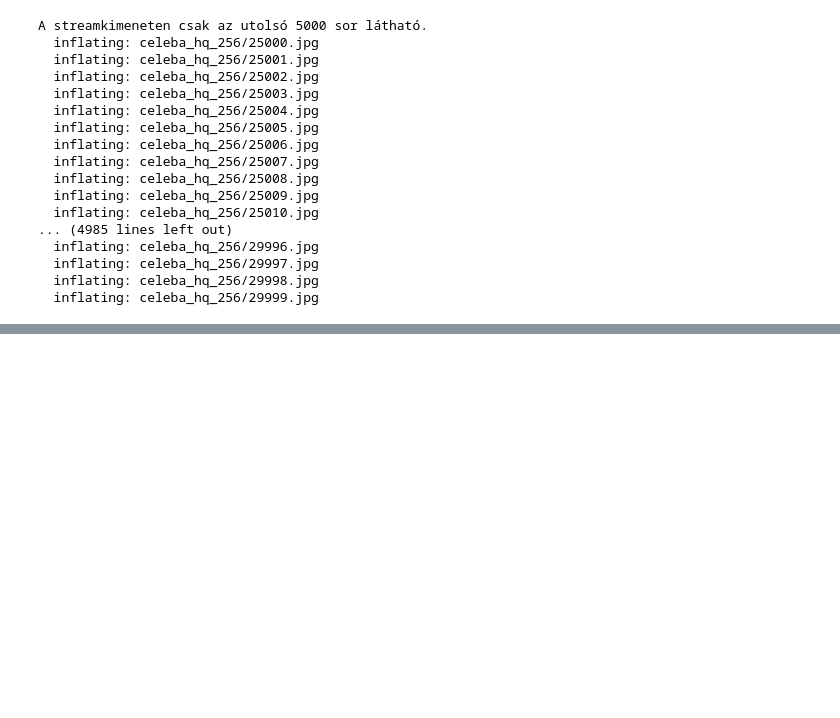
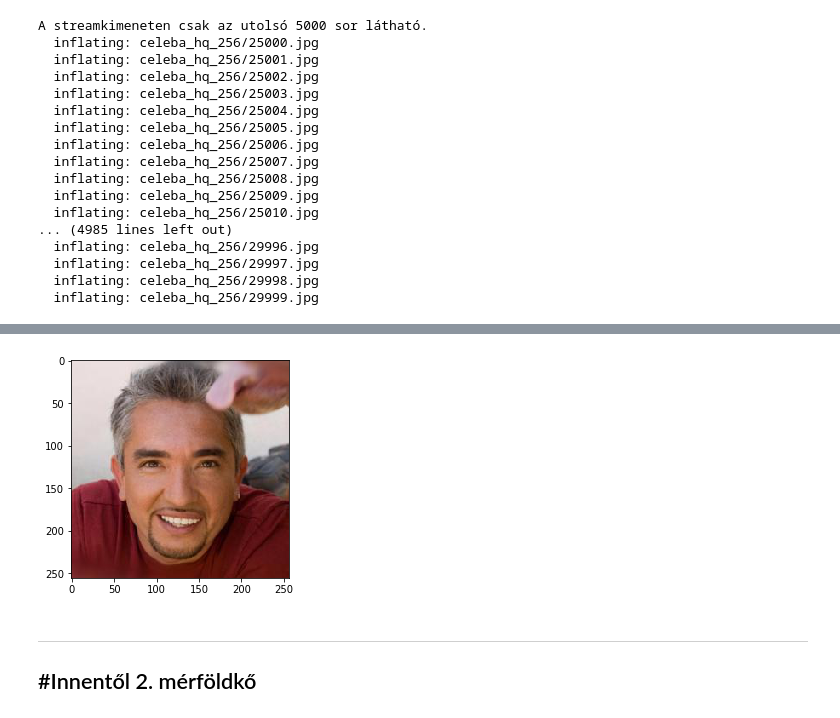
Before and after one commit to cserik/DeepLearningNHF, a Jupyter notebook: DataPreprocessing.ipynb, the cells around one changed output, grey strips where cells are left out. Saved outputs shown, nothing was run; the diff lists cells and outputs as text; code cells hidden in the pictures; blank space fills up the shorter version.

```diff
--- a/DataPreprocessing.ipynb
+++ b/DataPreprocessing.ipynb
@@ -115,0 +108,9 @@ celeba_test /= 255
+# %%
+def normalize(x):
+	# extract numpy array
+	X = x
+	# convert from ints to floats
+	X = X.astype('float32')
+	# scale from [0,255] to [0,1]
+	X = X / 255.0
+	return X
@@ -115,0 +139,25 @@ celeba_test /= 255
+# %%
+# load images to array
+def load_files_to_array(filepaths):
+	faces = list()
+	# enumerate files
+	for filepath in filepaths:
+		# load the image
+		pixels = load_image(filepath)
+		# store
+		faces.append(pixels)
+		#print(len(faces), face.shape)
+	return np.asarray(faces)
+# %%
+# generate mini batch
+def get_real_samples(dataset, n_samples):
+	# choose random instances
+	ix = np.random.randint(0, dataset.shape[0], n_samples)
+	filepaths = list()
+	for fname in dataset[ix]:
+		filepaths.append(base_dir + '/' + fname)
+	# retrieve selected images and normalization
+	X = normalize(load_files_to_array(filepaths))
+	# generate 'real' class labels (1)
+	y = np.ones((n_samples, 1))
+	return X, y
@@ -115,0 +172,10 @@ celeba_test /= 255
+# %%
+#mini batch example
+batch_size=50
+mini_batch=get_real_samples(train_fnames, batch_size)
+# %%
+#plot normalized image
+plt.imshow(mini_batch[0][7], interpolation='nearest')
+plt.show()
+# %% [output]
+[figure, added]
@@ -115,0 +191,4 @@ celeba_test /= 255
+# %% [markdown]
+---
+#Innentől 2. mérföldkő
+---
```
Also changed, not shown: parts of 34 cells of this notebook.
